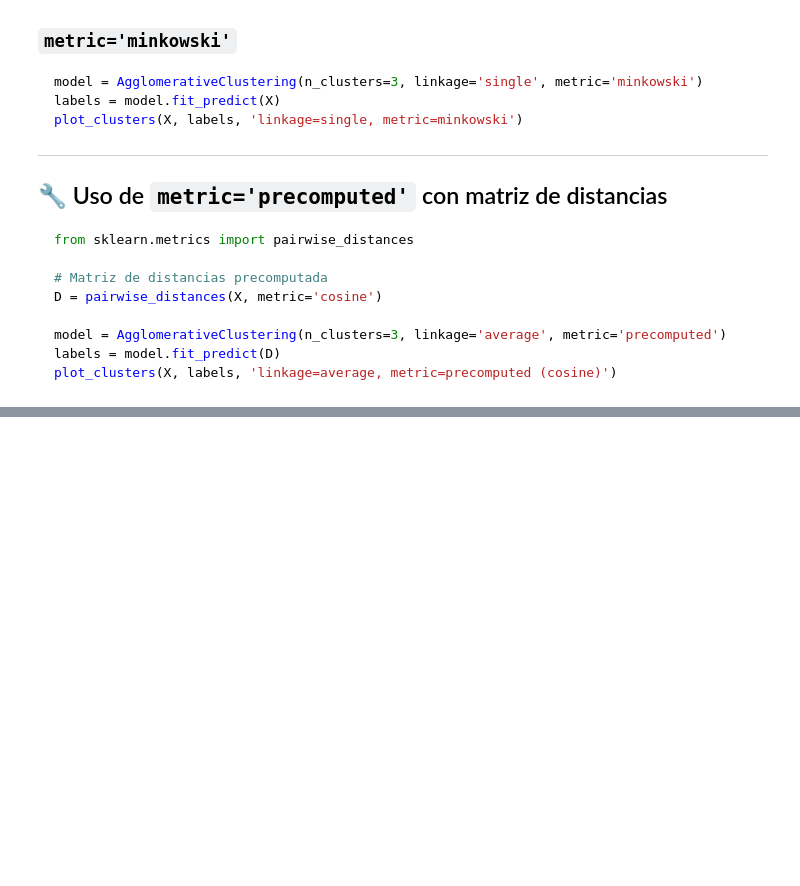
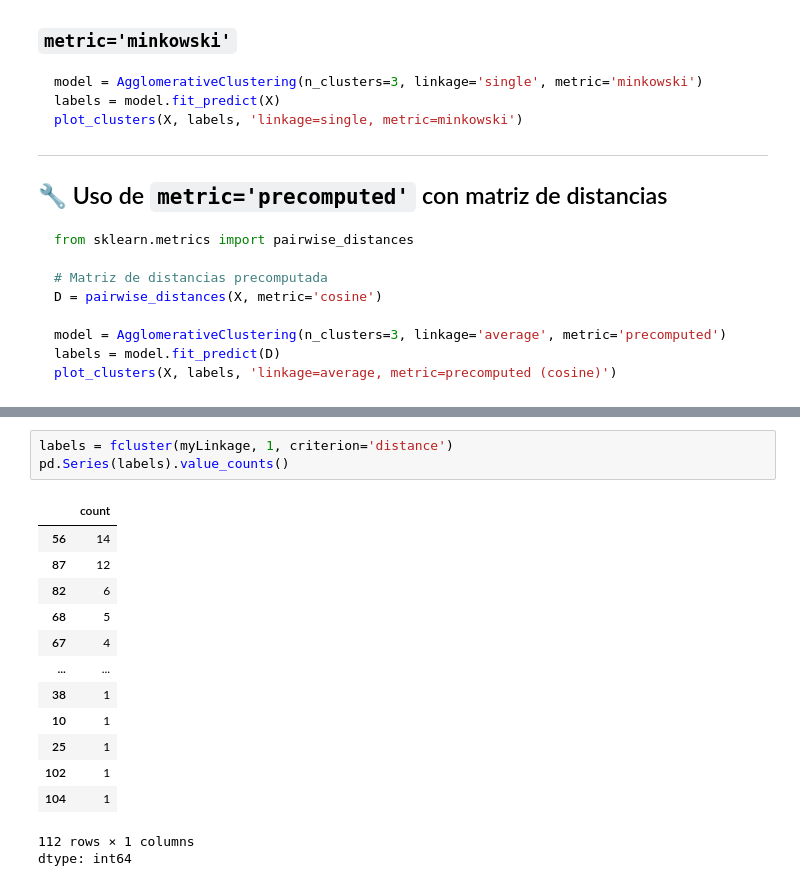
Before and after one commit to BenjaminGMC/sic_ai_2025_jun, a Jupyter notebook: 03machinelearning/clase_16.ipynb, the cells around one changed output, grey strips where cells are left out. Saved outputs shown, nothing was run; the diff lists cells and outputs as text; blank space fills up the shorter version.

```diff
--- a/03machinelearning/clase_16.ipynb
+++ b/03machinelearning/clase_16.ipynb
@@ -198,0 +353,18 @@ plot_clusters(X, labels, 'linkage=average, metric=precomputed (cosine)')
+# %%
+labels = fcluster(myLinkage, 1, criterion='distance')
+pd.Series(labels).value_counts()
+# %% [output]
+|  | count |
+| 56 | 14 |
+| 87 | 12 |
+| 82 | 6 |
+| 68 | 5 |
+| 67 | 4 |
+| ... | ... |
+| 38 | 1 |
+| 10 | 1 |
+| 25 | 1 |
+| 102 | 1 |
+| 104 | 1 |
+112 rows × 1 columns
+dtype: int64
```
Also changed, not shown: parts of 12 cells of this notebook.
